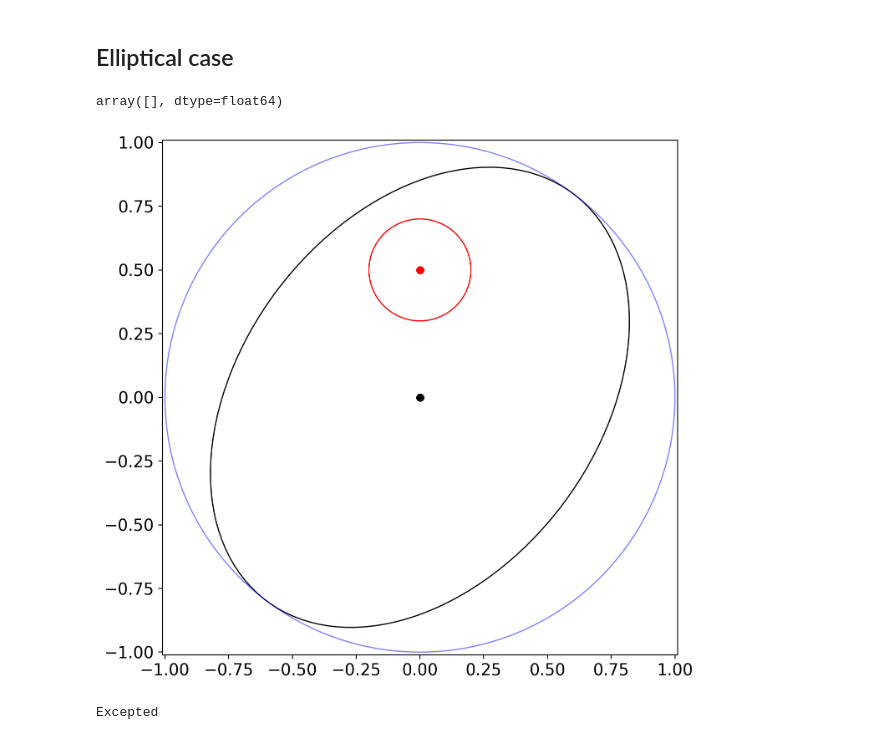
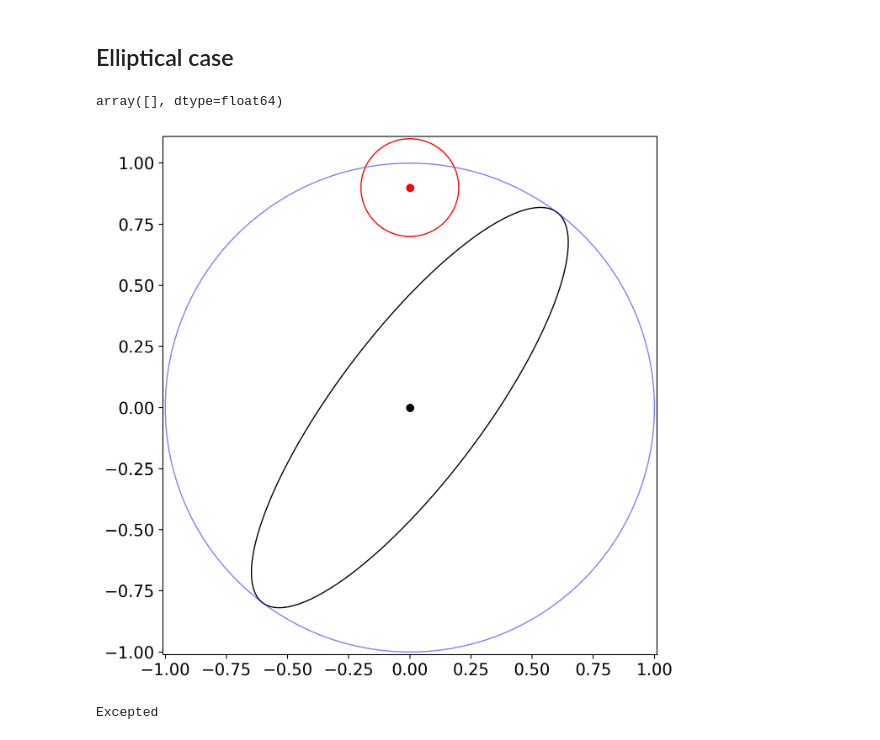
Before and after one commit to shashankdholakia/gravity-dark, a Jupyter notebook: Brute Force Integration.ipynb, the cells around one changed output. Saved outputs shown, nothing was run; the diff lists cells and outputs as text; code cells hidden in the pictures.

```diff
--- a/Brute Force Integration.ipynb
+++ b/Brute Force Integration.ipynb
@@ -304,16 +304,16 @@ plt.ylabel(r"$\mathbb{s}_n^\top$", fontsize=22);
 # %% [markdown]
 ## Elliptical case
 # %%
-f = 0.3
-b0 = 0.5
+f = 0.7
+b0 = 0.9
 r_p = 0.2
 theta = np.radians(53)
 xi = utils.compute_xi(b0, r_p, f, theta)
 phi = utils.compute_phi(b0, r_p, f, theta)
 utils.draw_oblate_full(b0, r_p,f,theta)
 # %% [output]
 array([], dtype=float64)
-[figure, old version]
+[figure, new version]
 # %%
 from tqdm.notebook import tqdm
 numerical = np.zeros(16)
```
Also changed, not shown: parts of 9 cells of this notebook.
